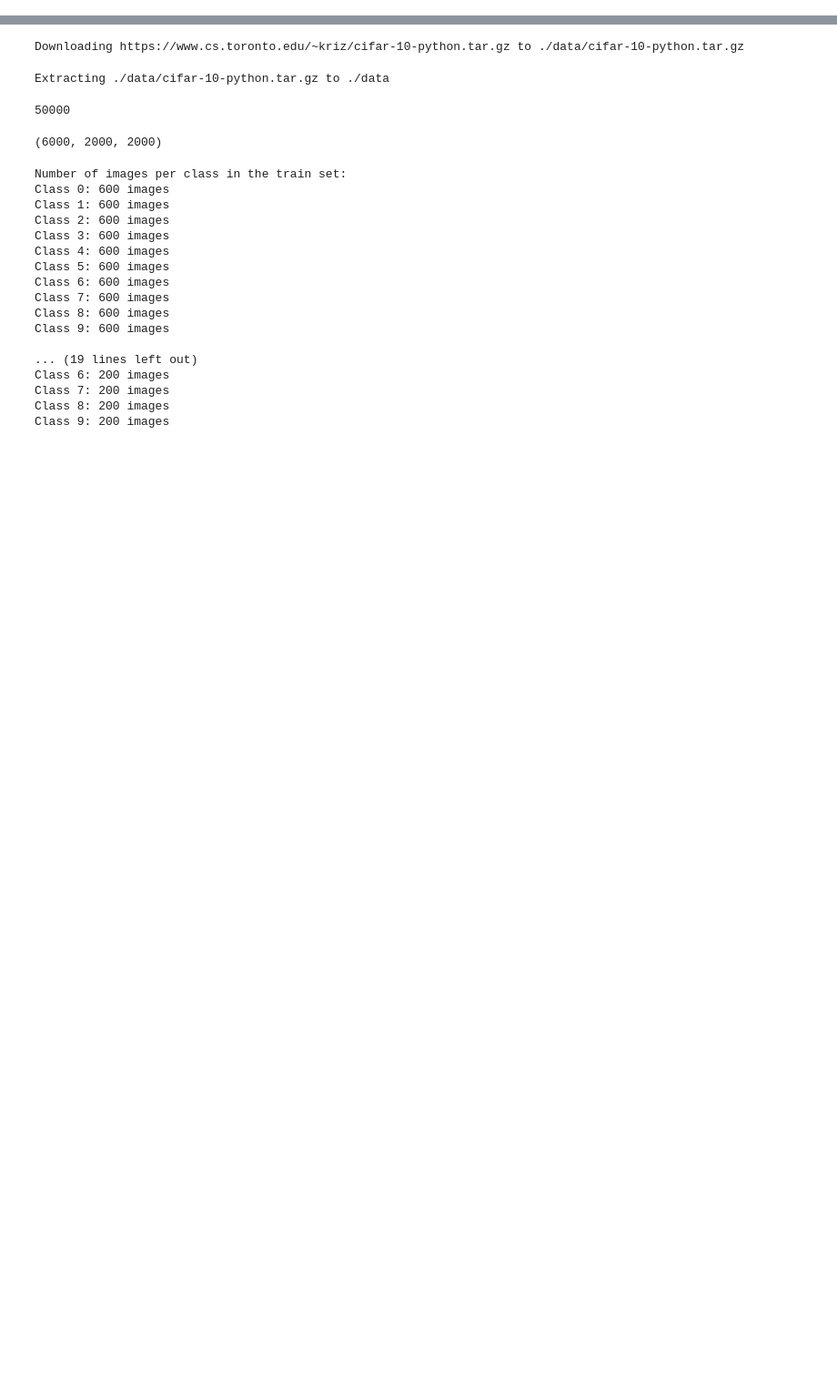
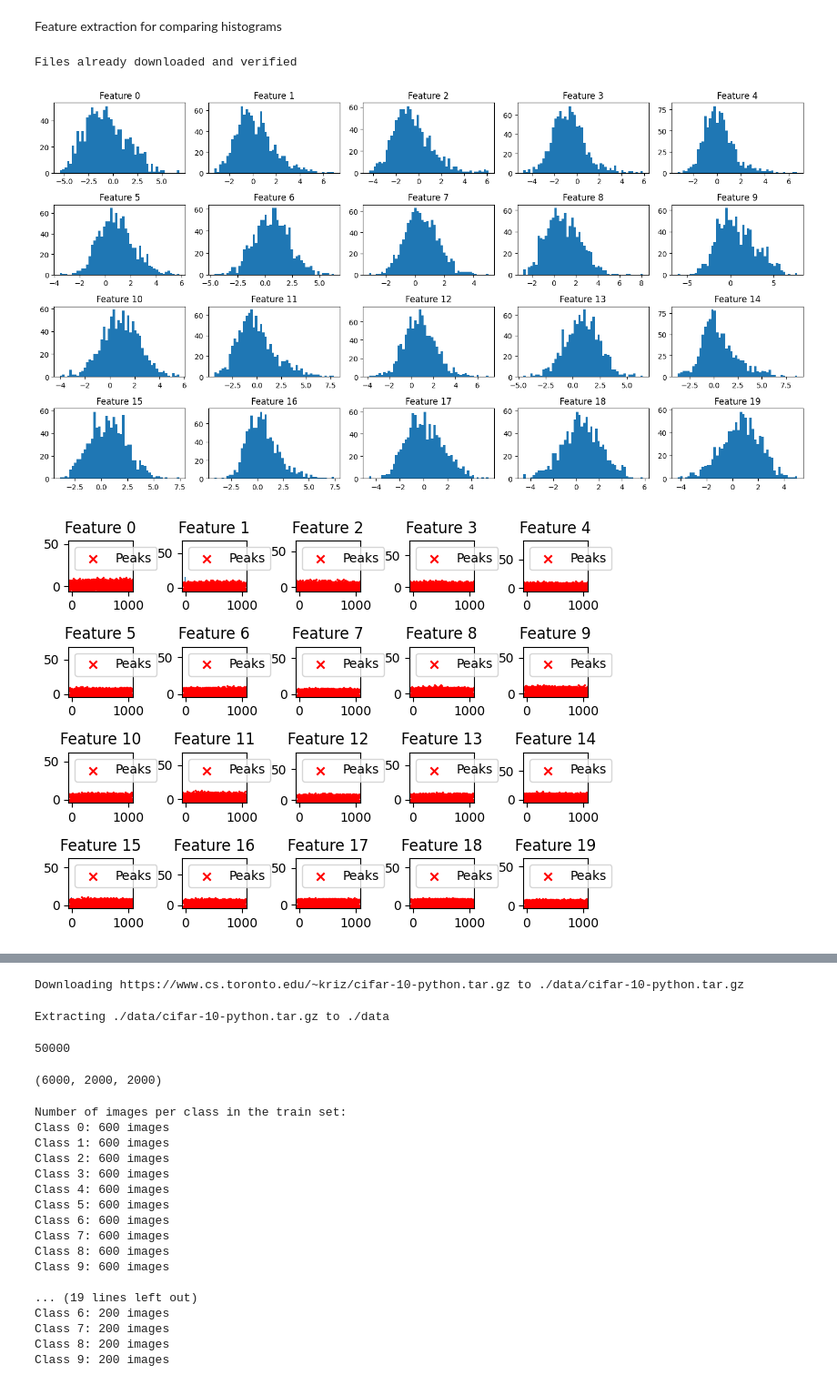
Before and after one commit to beyzoskaya/ClassificationCIFAR10, a Jupyter notebook: decisionTree.ipynb, the cells around one changed output, grey strips where cells are left out. Shown at 91% size. Drawn from its saved outputs; the diff is of its cells as text; code cells hidden in the pictures; blank space fills up the shorter version.

```diff
--- a/decisionTree.ipynb
+++ b/decisionTree.ipynb
@@ -1,2 +1,76 @@
 # %% [markdown]
 <a href="https://colab.research.google.com/github/beyzoskaya/ClassificationCIFAR10/blob/main/decisionTree.ipynb" target="_parent"><img src="https://colab.research.google.com/assets/colab-badge.svg" alt="Open In Colab"/></a>
+# %% [markdown]
+Feature extraction for comparing histograms
+# %%
+import torchvision
+import torchvision.transforms as transforms
+from torch.utils.data import DataLoader
+
+import torch
+import torchvision.models as models
+
+from scipy.signal import find_peaks
+
+transform = transforms.Compose([
+    transforms.ToTensor(),
+    transforms.Normalize((0.5, 0.5, 0.5), (0.5, 0.5, 0.5))
+])
+
+cifar10_dataset = torchvision.datasets.CIFAR10(root='./data', train=True, download=True, transform=transform)
+
+
+resnet_model = models.resnet18(pretrained=True)
+resnet_model.eval()
+
+def extract_features(model, dataset, num_samples=1000):
+    loader = DataLoader(dataset, batch_size=64, shuffle=False)
+    features = []
+    with torch.no_grad():
+        for i, (inputs, _) in enumerate(loader):
+            if i * loader.batch_size >= num_samples:
+                break
+            outputs = model(inputs)
+            features.append(outputs.cpu().numpy())
+    return np.concatenate(features)
+
+def plot_feature_histograms(features, num_features=20, bins=50):
+    """
+    Plots histograms for the specified number of features.
+
+    :param features: Numpy array of extracted features
+    :param num_features: Number of features to plot histograms
+    :param bins: Number of bins in the histogram
+    """
+    ncols = 5
+    nrows = int(np.ceil(num_features / ncols))
+
+    plt.figure(figsize=(15, 2 * nrows))
+    for i in range(num_features):
+        plt.subplot(nrows, ncols, i + 1)
+        plt.hist(features[:, i], bins=bins)
+        plt.title(f'Feature {i}')
+        plt.tight_layout()
+    plt.show()
+
+extracted_features = extract_features(resnet_model, cifar10_dataset, num_samples=1000)
+
+plot_feature_histograms(extracted_features, num_features=20, bins=50)
+num_features = 20
+for i in range(num_features):
+    feature_values = extracted_features[:, i]
+
+    peaks, _ = find_peaks(feature_values)
+
+    plt.subplot(4, 5, i + 1)
+    plt.hist(feature_values, bins=50)
+    plt.scatter(peaks, feature_values[peaks], color='red', marker='x', label='Peaks')
+    plt.title(f'Feature {i}')
+    plt.legend()
+
+plt.tight_layout()
+plt.show()
+# %% [output]
+Files already downloaded and verified
+[figure, added]
+[figure, added]
```
Also changed, not shown: parts of 32 cells of this notebook.
